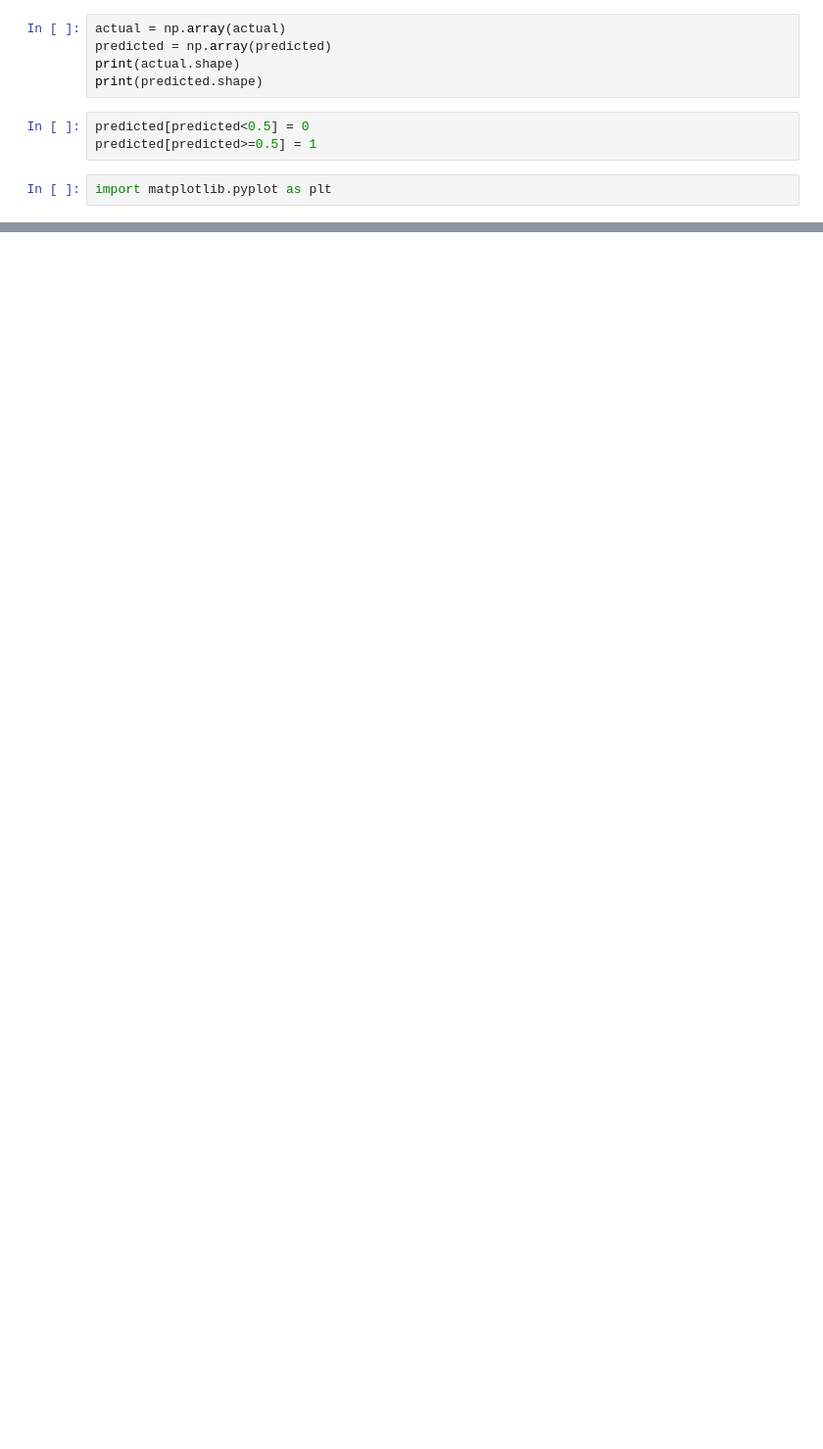
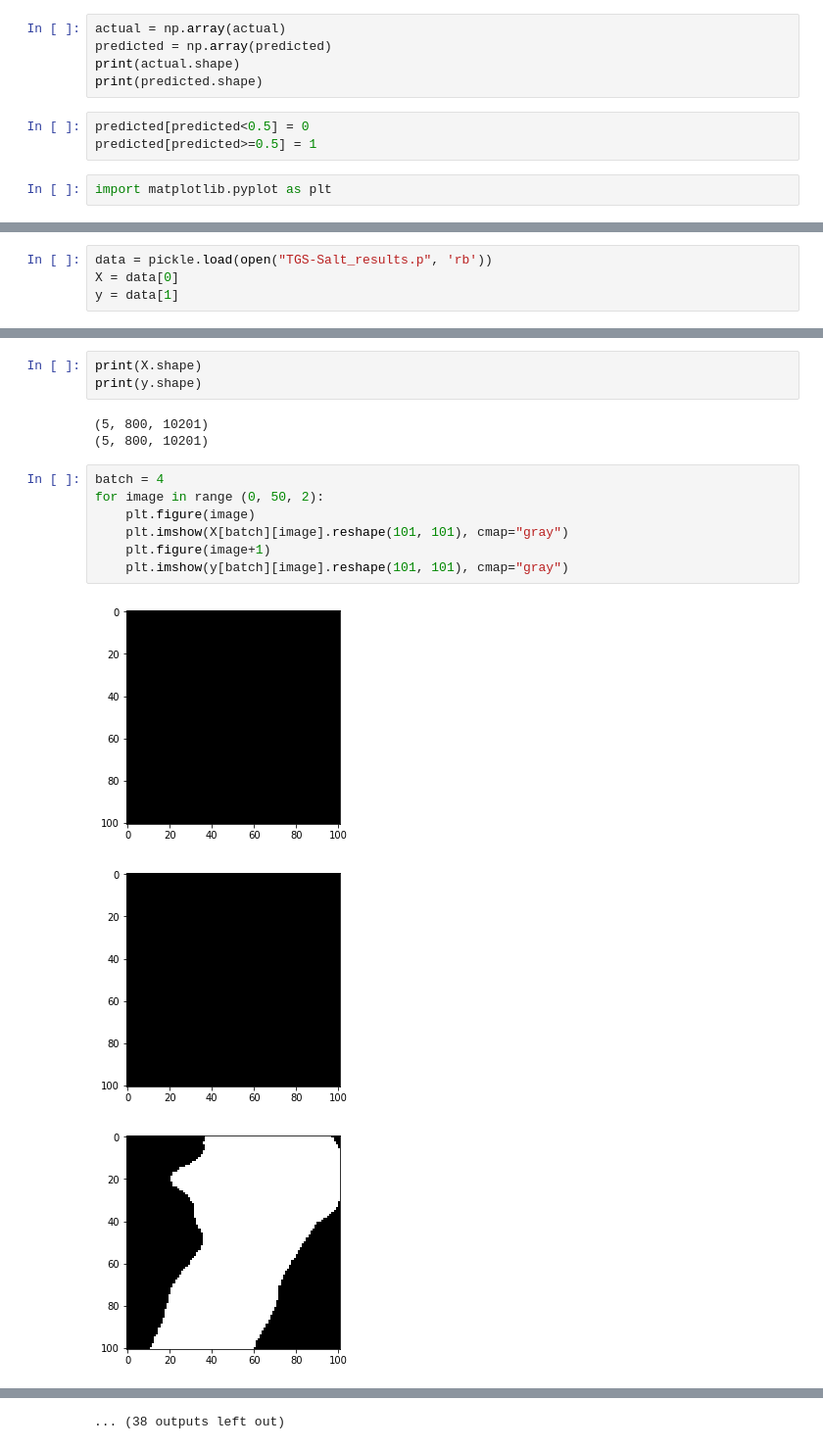
Before and after one commit to cldelahan/TGS-Salt, a Jupyter notebook: CNNFramework.ipynb, the cells around one changed output, grey strips where cells are left out. Shown at 98% size. Saved outputs shown, nothing was run; the diff lists cells and outputs as text; blank space fills up the shorter version.

Commit message:
separated training with data preprocessing

```diff
--- a/CNNFramework.ipynb
+++ b/CNNFramework.ipynb
@@ -317,0 +218,4 @@ NameError: name 'plt' is not defined
+# %%
+data = pickle.load(open("TGS-Salt_results.p", 'rb'))
+X = data[0]
+y = data[1]
@@ -317,0 +225,17 @@ NameError: name 'plt' is not defined
+# %%
+print(X.shape)
+print(y.shape)
+# %% [output]
+(5, 800, 10201)
+(5, 800, 10201)
+# %%
+batch = 4
+for image in range (0, 50, 2):
+    plt.figure(image)
+    plt.imshow(X[batch][image].reshape(101, 101), cmap="gray")
+    plt.figure(image+1)
+    plt.imshow(y[batch][image].reshape(101, 101), cmap="gray")
+# %% [output]
+[figure, added]
+[figure, added]
+[figure, added]
@@ -317,0 +251 @@ NameError: name 'plt' is not defined
+... (38 outputs left out)
```
Also changed, not shown: parts of 23 cells of this notebook, 1 other file.
